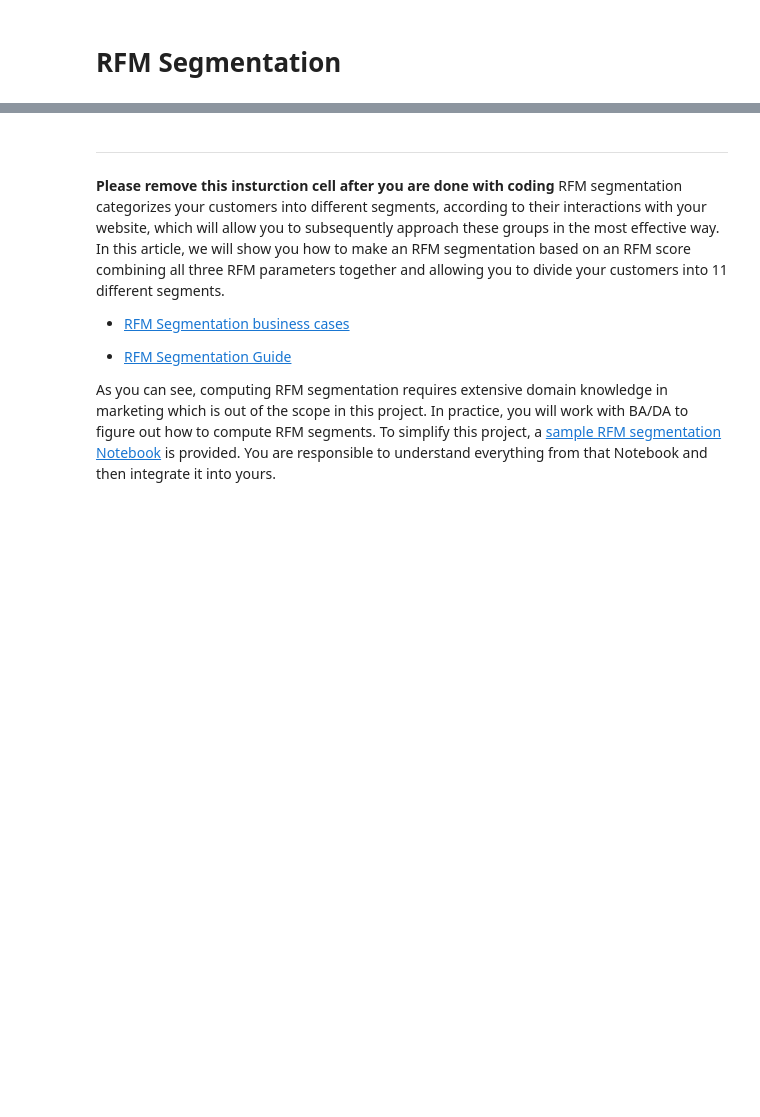
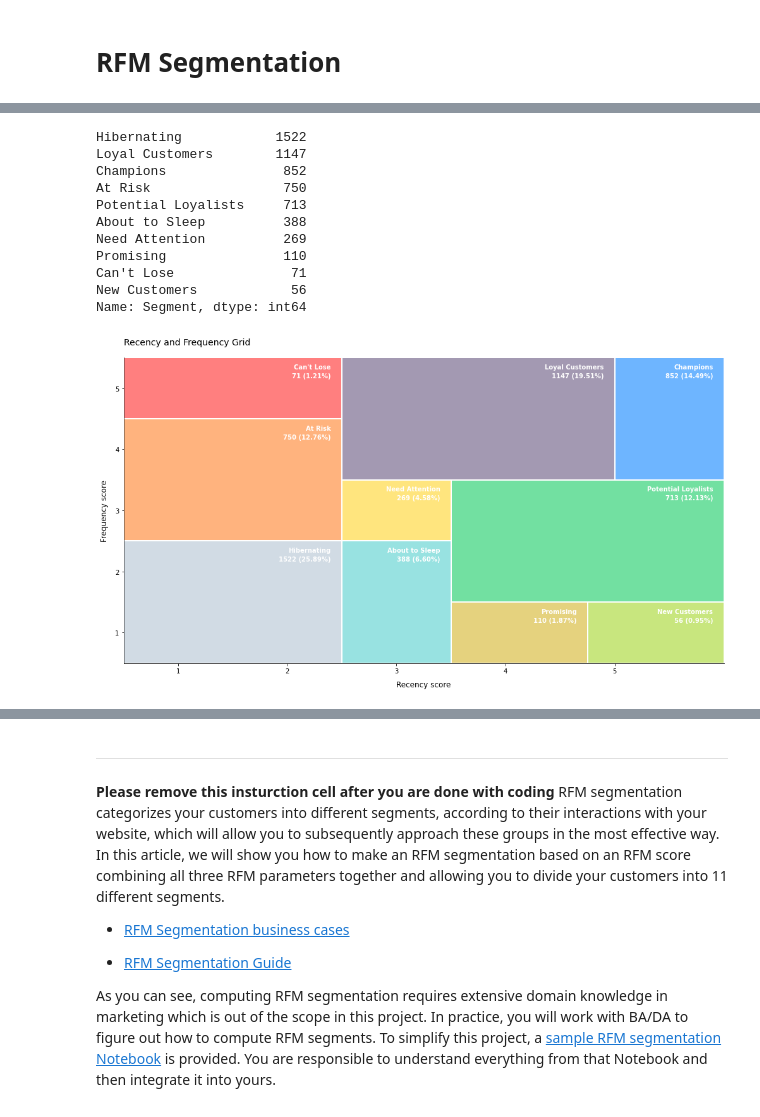
Before and after one commit to jarviscanada/jarvis_data_eng_SumikshTrehan, a Jupyter notebook: python_data_analytics/retail_data_analytics_wrangling.ipynb, the cells around one changed output, grey strips where cells are left out. Drawn from its saved outputs; the diff is of its cells as text; code cells hidden in the pictures; blank space fills up the shorter version.

Commit message:
chores(questions): fixed RFM diagram

```diff
--- a/python_data_analytics/retail_data_analytics_wrangling.ipynb
+++ b/python_data_analytics/retail_data_analytics_wrangling.ipynb
@@ -833 +808,71 @@ rfm_table.head()
 [interactive output not drawn]
+# %%
+# 1. Calculate Counts and Percentages from your actual rfm_table
+# This ensures the numbers match your data exactly
+stats = rfm_table['Segment'].value_counts()
+total = len(rfm_table)
+print(stats.head(15))
+# 2. Define coordinates [x_start, y_start, width, height, color]
+# These coordinates recreate the exact layout of your sample image
+segments = {
+    "Can't Lose": [0.5, 4.5, 2.0, 1.0, '#ff7f7f'],
+    "At Risk": [0.5, 2.5, 2.0, 2.0, '#ffb37e'],
+    "Hibernating": [0.5, 0.5, 2.0, 2.0, '#d1dbe4'],
+    "Loyal Customers": [2.5, 3.5, 2.5, 2.0, '#a399b2'],
+    "Need Attention": [2.5, 2.5, 1.0, 1.0, '#ffe57e'],
+    "About to Sleep": [2.5, 0.5, 1.0, 2.0, '#98e2e1'],
+    "Champions": [5.0, 3.5, 1.0, 2.0, '#6eb5ff'],
+    "Potential Loyalists": [3.5, 1.5, 2.5, 2.0, '#72e0a1'],
+    "Promising": [3.5, 0.5, 1.25, 1.0, '#e5d27e'],
+    "New Customers": [4.75, 0.5, 1.25, 1.0, '#c8e67e']
+}
+
+fig, ax = plt.subplots(figsize=(14, 8))
+
+# 3. Draw segments with Labels, Counts, and Percentages
+for label, (x, y, w, h, color) in segments.items():
+    # Draw the colored rectangle
+    rect = mpatches.Rectangle((x, y), w, h, color=color, ec='white', lw=2)
+    ax.add_patch(rect)
+
+    # Get the count and pct for this specific segment from your rfm_table
+    count = stats.get(label, 0)
+    pct = (count / total * 100) if total > 0 else 0
+
+    # Create the multi-line string: Name \n Count (Percentage%)
+    full_label = f"{label}\n{count} ({pct:.2f}%)"
+
+    # Position text in the top-right of each box
+    ax.text(x + w - 0.1, y + h - 0.1, full_label, color='white',
+            ha='right', va='top', fontsize=10, weight='bold', linespacing=1.5)
+
+# 4. Standardizing the 1-5 Grid
+ax.set_xlim(0.5, 6.0)
+ax.set_ylim(0.5, 5.5)
+ax.set_xticks([1, 2, 3, 4, 5])
+ax.set_yticks([1, 2, 3, 4, 5])
+
+ax.set_xlabel('Recency score', fontsize=12, labelpad=10)
+ax.set_ylabel('Frequency score', fontsize=12, labelpad=10)
+ax.set_title('Recency and Frequency Grid', loc='left', fontsize=14, pad=20)
+
+# Visual Clean-up
+ax.spines['top'].set_visible(False)
+ax.spines['right'].set_visible(False)
+ax.set_axisbelow(True)
+
+plt.tight_layout()
+plt.show()
+# %% [output]
+Hibernating            1522
+Loyal Customers        1147
+Champions               852
+At Risk                 750
+Potential Loyalists     713
+About to Sleep          388
+Need Attention          269
+Promising               110
+Can't Lose               71
+New Customers            56
+Name: Segment, dtype: int64
+[figure, added]
```
Also changed, not shown: parts of 18 cells of this notebook, 1 other file.
